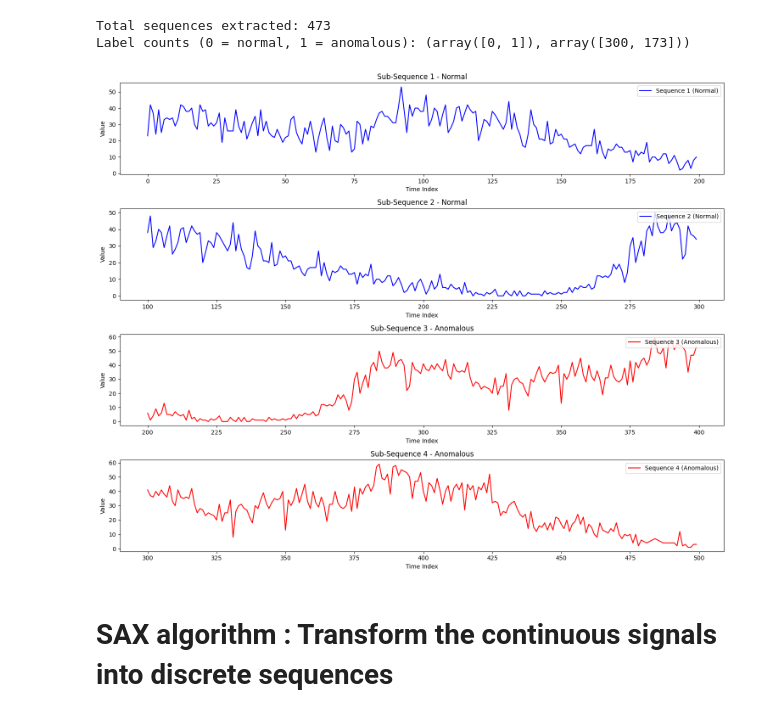
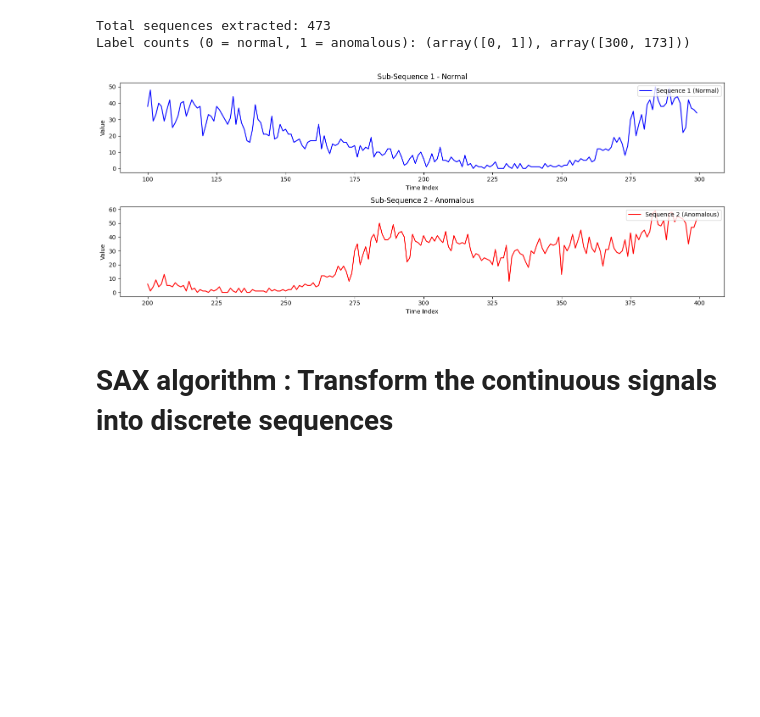
Before and after one commit to midsougou/DAD_library, a Jupyter notebook: real_data_benchmark.ipynb, the cells around one changed output. Cells and saved outputs as stored; diff of their text form; code cells hidden in the pictures; blank space fills up the shorter version.

```diff
--- a/real_data_benchmark.ipynb
+++ b/real_data_benchmark.ipynb
@@ -99,9 +99,9 @@ print(f"Label counts (0 = normal, 1 = anomalous): {np.unique(labels, return_coun
 Total sequences extracted: 473
 Label counts (0 = normal, 1 = anomalous): (array([0, 1]), array([300, 173]))
 # %%
-plot_sequences_with_labels(sequences, labels, 4)
+plot_sequences_with_labels(sequences[1:], labels[1:], 2)
 # %% [output]
-[figure, old version]
+[figure, new version]
 # %% [markdown]
 # SAX algorithm : Transform the continuous signals into discrete sequences
 # %% [markdown]
```
Also changed, not shown: parts of 1 cell of this notebook, 3 other files.
